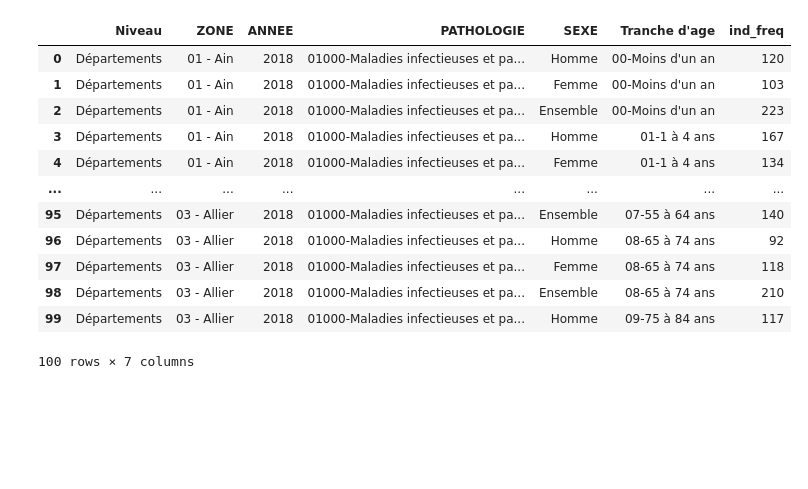
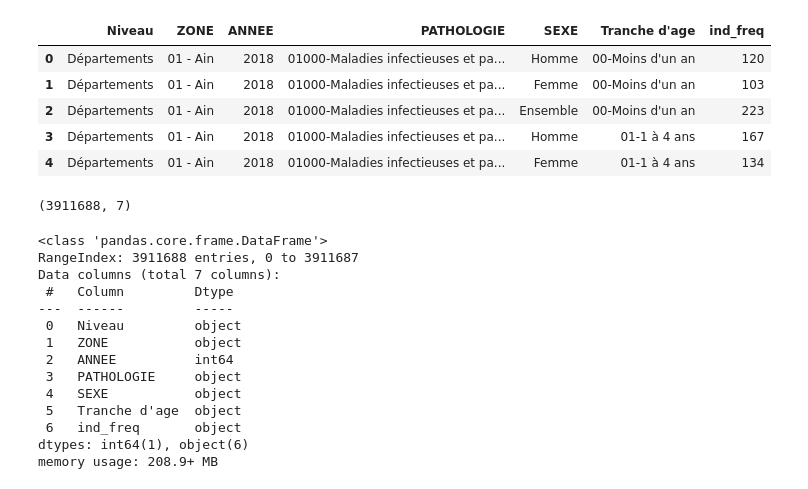
Before and after one commit to J-J-Allison/data_management_projet, a Jupyter notebook: traitement.ipynb, the cells around one changed output. Drawn from its saved outputs; the diff is of its cells as text; code cells hidden in the pictures; blank space fills up the shorter version.

```diff
--- a/traitement.ipynb
+++ b/traitement.ipynb
@@ -1,20 +3,31 @@
 # %%
-import pandas as pd
-
-df = pd.read_csv('tableau_1.csv', sep = ';')
-
-df.head(100)
+df1 = pd.read_csv('tableau_1.csv', sep = ';')
+df1.head()
 # %% [output]
 |  | Niveau | ZONE | ANNEE | PATHOLOGIE | SEXE | Tranche d'age | ind_freq |
 | 0 | Départements | 01 - Ain | 2018 | 01000-Maladies infectieuses et pa... | Homme | 00-Moins d'un an | 120 |
 | 1 | Départements | 01 - Ain | 2018 | 01000-Maladies infectieuses et pa... | Femme | 00-Moins d'un an | 103 |
 | 2 | Départements | 01 - Ain | 2018 | 01000-Maladies infectieuses et pa... | Ensemble | 00-Moins d'un an | 223 |
 | 3 | Départements | 01 - Ain | 2018 | 01000-Maladies infectieuses et pa... | Homme | 01-1 à 4 ans | 167 |
 | 4 | Départements | 01 - Ain | 2018 | 01000-Maladies infectieuses et pa... | Femme | 01-1 à 4 ans | 134 |
-| ... | ... | ... | ... | ... | ... | ... | ... |
-| 95 | Départements | 03 - Allier | 2018 | 01000-Maladies infectieuses et pa... | Ensemble | 07-55 à 64 ans | 140 |
-| 96 | Départements | 03 - Allier | 2018 | 01000-Maladies infectieuses et pa... | Homme | 08-65 à 74 ans | 92 |
-| 97 | Départements | 03 - Allier | 2018 | 01000-Maladies infectieuses et pa... | Femme | 08-65 à 74 ans | 118 |
-| 98 | Départements | 03 - Allier | 2018 | 01000-Maladies infectieuses et pa... | Ensemble | 08-65 à 74 ans | 210 |
-| 99 | Départements | 03 - Allier | 2018 | 01000-Maladies infectieuses et pa... | Homme | 09-75 à 84 ans | 117 |
-100 rows × 7 columns
+# %%
+df1.shape
+# %% [output]
+(3911688, 7)
+# %%
+df1.info()
+# %% [output]
+<class 'pandas.core.frame.DataFrame'>
+RangeIndex: 3911688 entries, 0 to 3911687
+Data columns (total 7 columns):
+ #   Column         Dtype
+---  ------         -----
+ 0   Niveau         object
+ 1   ZONE           object
+ 2   ANNEE          int64
+ 3   PATHOLOGIE     object
+ 4   SEXE           object
+ 5   Tranche d'age  object
+ 6   ind_freq       object
+dtypes: int64(1), object(6)
+memory usage: 208.9+ MB
```
Also changed, not shown: parts of 23 cells of this notebook.
